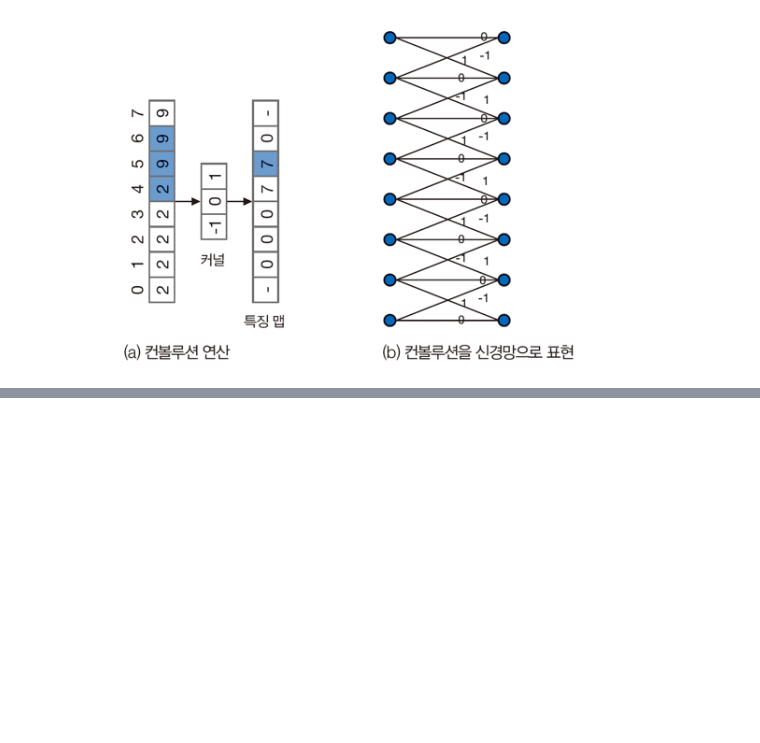
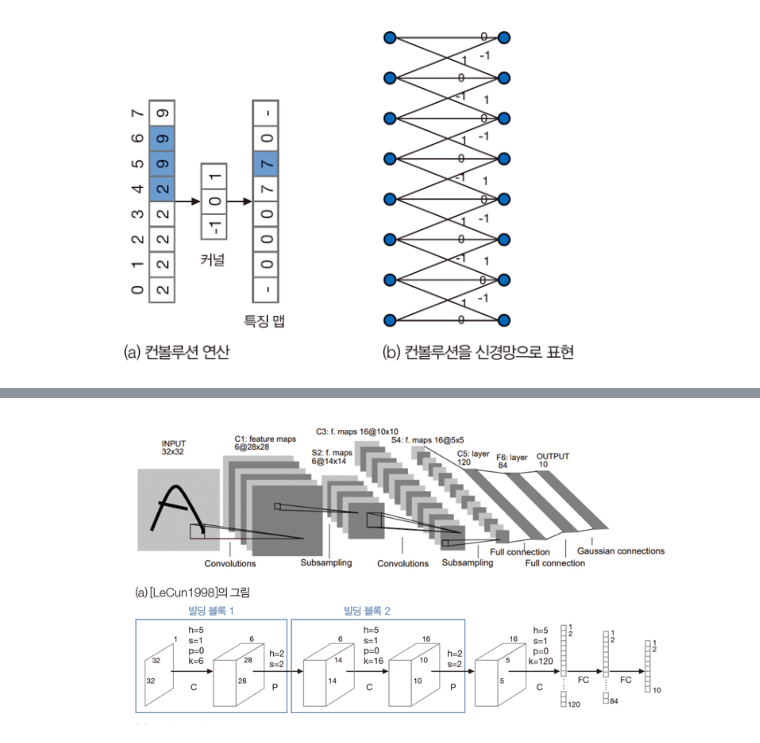
Before and after one commit to bigdataleeky/python, a Jupyter notebook: 20220422/20220422_컨볼류션 신경망 & 컴퓨터 비젼.ipynb, the cells around one changed output, grey strips where cells are left out. Cells and saved outputs as stored; diff of their text form; code cells hidden in the pictures; blank space fills up the shorter version.

```diff
--- a/20220422/20220422_컨볼류션 신경망 & 컴퓨터 비젼.ipynb
+++ b/20220422/20220422_컨볼류션 신경망 & 컴퓨터 비젼.ipynb
@@ -49,2 +49,10 @@ Image("https://raw.githubusercontent.com/bigdataleeky/python/main/image/52.PNG",
 # %% [output]
 [figure]
+# %%
+# 신경망을 구성할때...  보통은 C-P-C-P-C-FC-FC (디자인 패턴)
+
+Image("https://raw.githubusercontent.com/bigdataleeky/python/main/image/53.PNG", width=700)
+# h : 커널크기, s:보폭(슬라이딩), p:뎃데기, k는 커널의 개수
+# 커널 5*5 크기를 6개 사용(보폭1)  1*32*32텐서 ->
+# %% [output]
+[figure, added]
```
Also changed, not shown: parts of 6 cells of this notebook.
